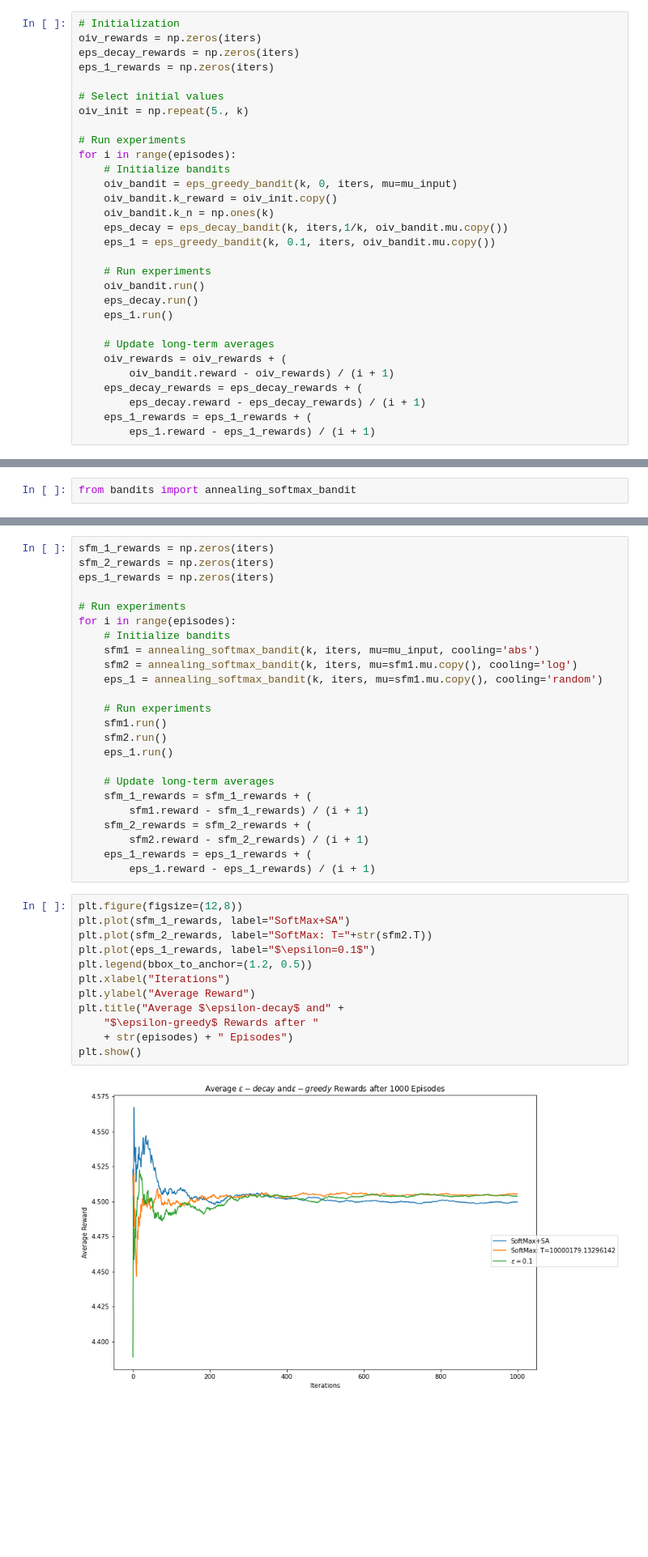
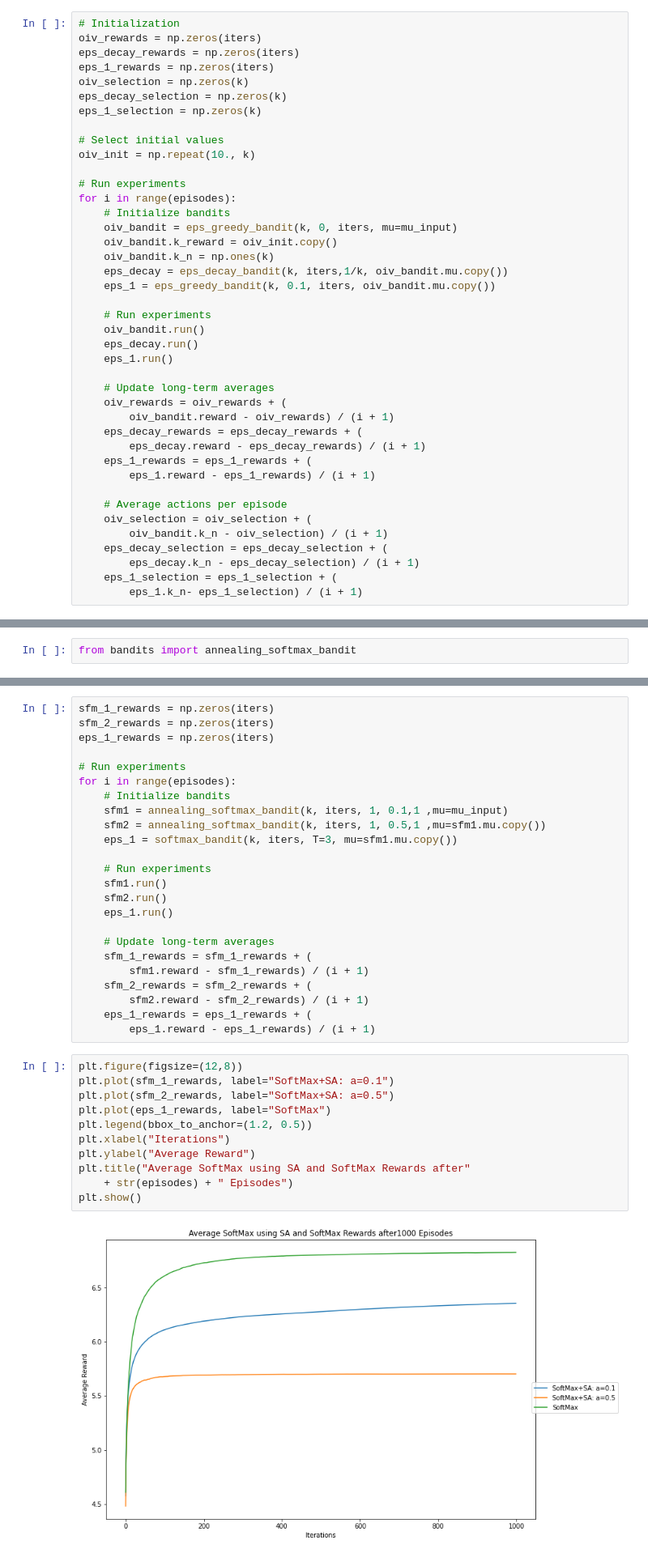
Before and after one commit to lhotaane/MultiArmedBandit, a Jupyter notebook: main.ipynb, the cells around one changed output, grey strips where cells are left out. Shown at 81% size. Saved outputs shown, nothing was run; the diff lists cells and outputs as text; blank space fills up the shorter version.

```diff
--- a/main.ipynb
+++ b/main.ipynb
@@ -209,9 +246,12 @@ Because of this definition, we can this strategy prepare from 0-greedy algorithm
 oiv_rewards = np.zeros(iters)
 eps_decay_rewards = np.zeros(iters)
 eps_1_rewards = np.zeros(iters)
+oiv_selection = np.zeros(k)
+eps_decay_selection = np.zeros(k)
+eps_1_selection = np.zeros(k)
 
 # Select initial values
-oiv_init = np.repeat(5., k)
+oiv_init = np.repeat(10., k)
 
 # Run experiments
 for i in range(episodes):
@@ -234,3 +274,11 @@ for i in range(episodes):
         eps_decay.reward - eps_decay_rewards) / (i + 1)
     eps_1_rewards = eps_1_rewards + (
         eps_1.reward - eps_1_rewards) / (i + 1)
+
+    # Average actions per episode
+    oiv_selection = oiv_selection + (
+        oiv_bandit.k_n - oiv_selection) / (i + 1)
+    eps_decay_selection = eps_decay_selection + (
+        eps_decay.k_n - eps_decay_selection) / (i + 1)
+    eps_1_selection = eps_1_selection + (
+        eps_1.k_n- eps_1_selection) / (i + 1)
@@ -337,9 +418,9 @@ eps_1_rewards = np.zeros(iters)
 # Run experiments
 for i in range(episodes):
     # Initialize bandits
-    sfm1 = annealing_softmax_bandit(k, iters, mu=mu_input, cooling='abs')
-    sfm2 = annealing_softmax_bandit(k, iters, mu=sfm1.mu.copy(), cooling='log')
-    eps_1 = annealing_softmax_bandit(k, iters, mu=sfm1.mu.copy(), cooling='random')
+    sfm1 = annealing_softmax_bandit(k, iters, 1, 0.1,1 ,mu=mu_input)
+    sfm2 = annealing_softmax_bandit(k, iters, 1, 0.5,1 ,mu=sfm1.mu.copy())
+    eps_1 = softmax_bandit(k, iters, T=3, mu=sfm1.mu.copy())
 
     # Run experiments
     sfm1.run()
@@ -355,18 +436,17 @@ for i in range(episodes):
         eps_1.reward - eps_1_rewards) / (i + 1)
 # %%
 plt.figure(figsize=(12,8))
-plt.plot(sfm_1_rewards, label="SoftMax+SA")
-plt.plot(sfm_2_rewards, label="SoftMax: T="+str(sfm2.T))
-plt.plot(eps_1_rewards, label="$\epsilon=0.1$")
+plt.plot(sfm_1_rewards, label="SoftMax+SA: a=0.1")
+plt.plot(sfm_2_rewards, label="SoftMax+SA: a=0.5")
+plt.plot(eps_1_rewards, label="SoftMax")
 plt.legend(bbox_to_anchor=(1.2, 0.5))
 plt.xlabel("Iterations")
 plt.ylabel("Average Reward")
-plt.title("Average $\epsilon-decay$ and" +
-    "$\epsilon-greedy$ Rewards after "
+plt.title("Average SoftMax using SA and SoftMax Rewards after"
     + str(episodes) + " Episodes")
 plt.show()
 # %% [output]
-[figure, old version]
+[figure, new version]
 # %% [markdown]
 # HEUR: K-armed bandit problem: comparison
 # %% [markdown]
```
Also changed, not shown: parts of 13 cells of this notebook, 1 other file.
